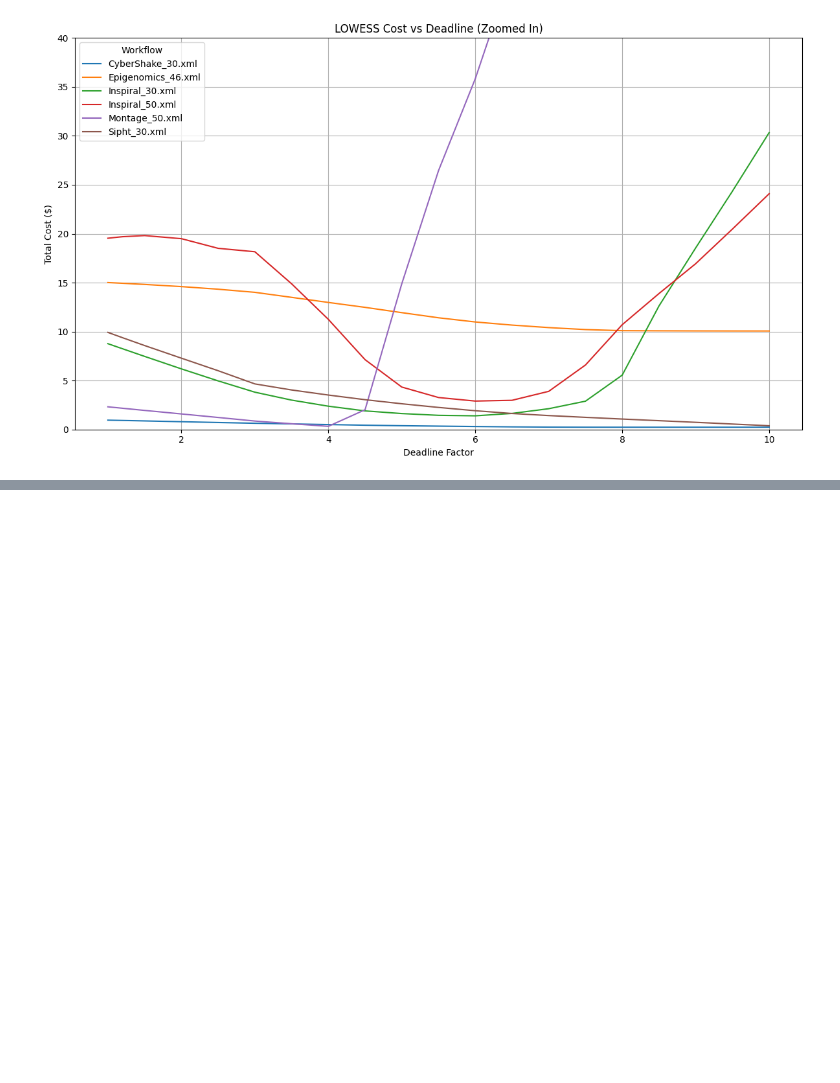
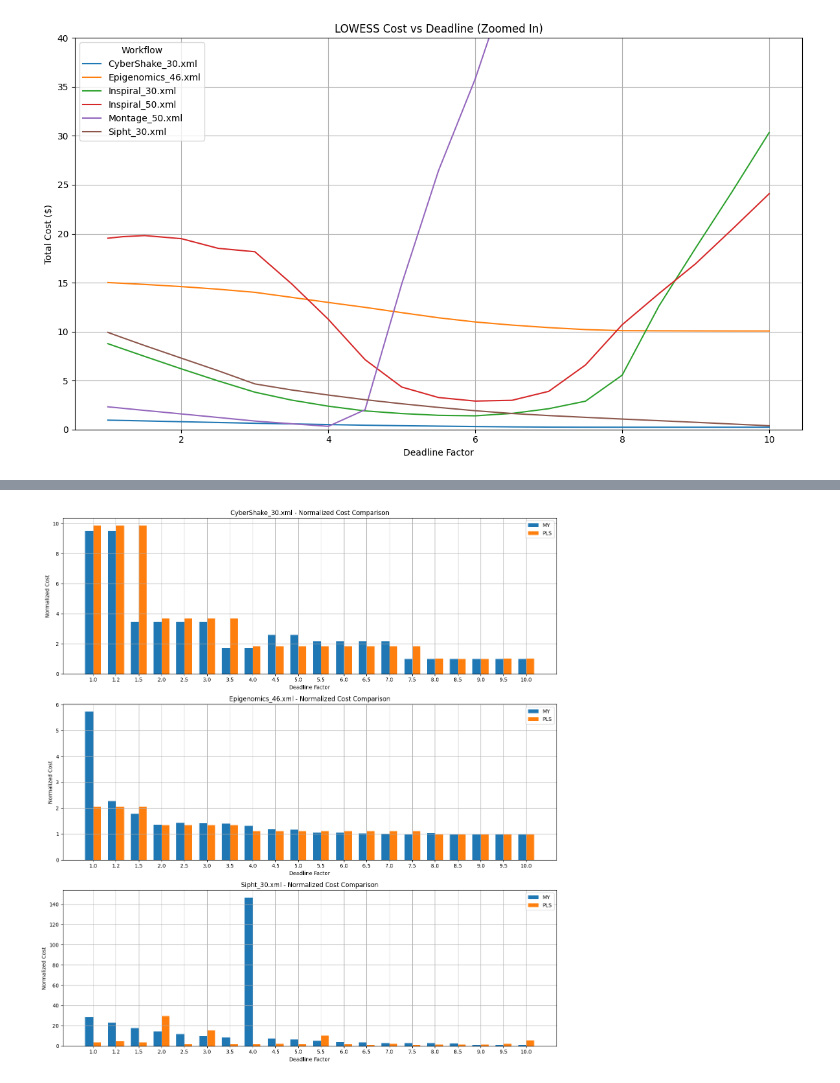
Before and after one commit to MauryaSamanta/workflow-scheduler, a Jupyter notebook: workflow/file.ipynb, the cells around one changed output, grey strips where cells are left out. Cells and saved outputs as stored; diff of their text form; code cells hidden in the pictures; blank space fills up the shorter version.

```diff
--- a/workflow/file.ipynb
+++ b/workflow/file.ipynb
@@ -350,0 +428,58 @@ plt.show()
+# %%
+# Read the datasets
+df_my = pd.read_csv("workflow-wise-costs-V2.csv")
+df_PLS = pd.read_csv("workflow-wise-costs-PLS-V1.csv")
+
+# Standardize columns
+df_my.columns = df_my.columns.str.strip().str.capitalize()
+df_PLS.columns = df_PLS.columns.str.strip().str.capitalize()
+
+excluded_workflows = {"Inspiral_30.xml", "Inspiral_50.xml", "Montage_50.xml"}
+
+# Merge datasets
+merged_df = pd.merge(
+    df_my,
+    df_PLS,
+    on=["Workflow", "Deadline"],
+    suffixes=("_My", "_PLS")
+)
+
+# Filter out excluded workflows
+merged_df = merged_df[~merged_df["Workflow"].isin(excluded_workflows)]
+
+# Plot grouped histograms per workflow
+workflows = merged_df["Workflow"].unique()
+num_workflows = len(workflows)
+fig, axs = plt.subplots(nrows=num_workflows, figsize=(14, 5 * num_workflows))
+
+if num_workflows == 1:
+    axs = [axs]  # Ensure it's iterable
+
+for ax, workflow in zip(axs, workflows):
+    wf_df = merged_df[merged_df["Workflow"] == workflow].sort_values("Deadline")
+
+    # Normalize costs
+    min_my = wf_df["Cost_My"].min()
+    min_pls = wf_df["Cost_PLS"].min()
+
+    norm_feadline = wf_df["Cost_My"] / min_my
+    norm_pls = wf_df["Cost_PLS"] / min_pls
+
+    x = np.arange(len(wf_df))
+    bar_width = 0.35
+
+    ax.bar(x - bar_width / 2, norm_feadline, width=bar_width, label='MY')
+    ax.bar(x + bar_width / 2, norm_pls, width=bar_width, label='PLS')
+
+    ax.set_xticks(x)
+    ax.set_xticklabels(wf_df["Deadline"])
+    ax.set_title(f"{workflow} - Normalized Cost Comparison")
+    ax.set_xlabel("Deadline Factor")
+    ax.set_ylabel("Normalized Cost")
+    ax.legend()
+    ax.grid(True)
+
+plt.tight_layout()
+plt.show()
+# %% [output]
+[figure, added]
```
Also changed, not shown: parts of 9 cells of this notebook, 10 other files.
